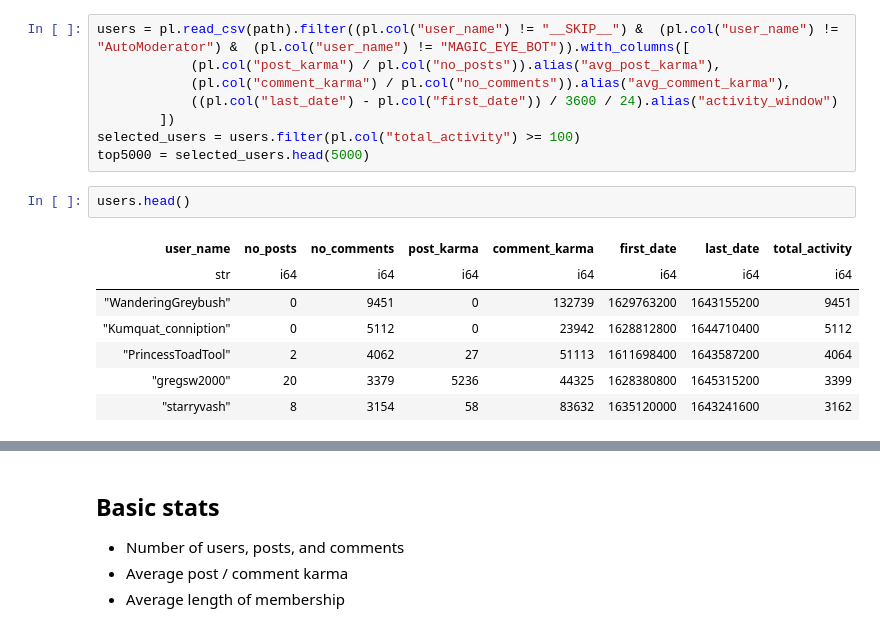
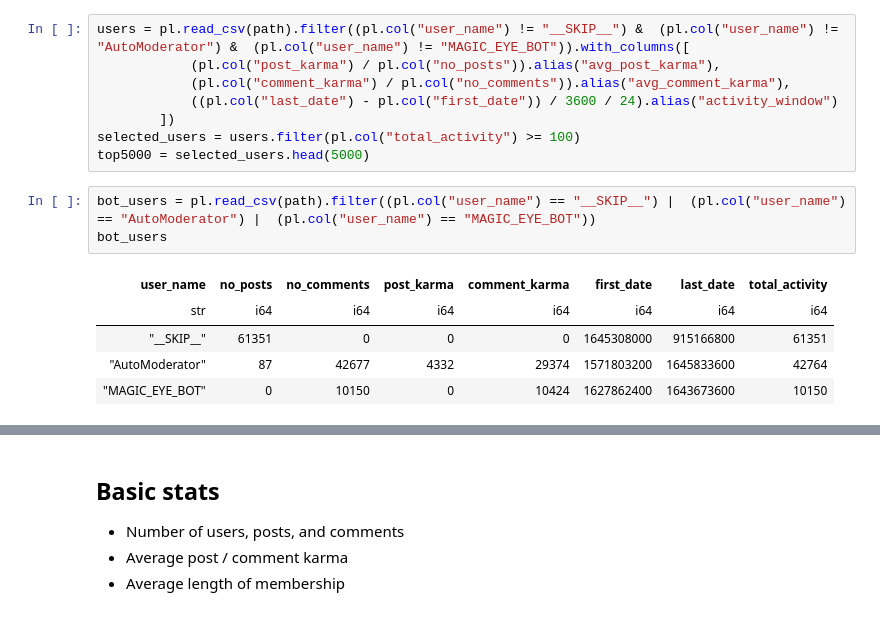
Before and after one commit to alu13/Antiwork_Analysis, a Jupyter notebook: src/user_networks/analysis/descriptive_user_stats.ipynb, the cells around one changed output, grey strips where cells are left out. Drawn from its saved outputs; the diff is of its cells as text.

```diff
--- a/src/user_networks/analysis/descriptive_user_stats.ipynb
+++ b/src/user_networks/analysis/descriptive_user_stats.ipynb
@@ -22,13 +24,12 @@ users = pl.read_csv(path).filter((pl.col("user_name") != "__SKIP__") &  (pl.col(
         ])
 selected_users = users.filter(pl.col("total_activity") >= 100)
 top5000 = selected_users.head(5000)
-# %%
-users.head()
-# %% [output]
-| user_name | no_posts | no_comments | post_karma | comment_karma | first_date | last_date | total_activity |
-| str | i64 | i64 | i64 | i64 | i64 | i64 | i64 |
-| "WanderingGreybush" | 0 | 9451 | 0 | 132739 | 1629763200 | 1643155200 | 9451 |
-| "Kumquat_conniption" | 0 | 5112 | 0 | 23942 | 1628812800 | 1644710400 | 5112 |
-| "PrincessToadTool" | 2 | 4062 | 27 | 51113 | 1611698400 | 1643587200 | 4064 |
-| "gregsw2000" | 20 | 3379 | 5236 | 44325 | 1628380800 | 1645315200 | 3399 |
-| "starryvash" | 8 | 3154 | 58 | 83632 | 1635120000 | 1643241600 | 3162 |
+# %%
+bot_users = pl.read_csv(path).filter((pl.col("user_name") == "__SKIP__") |  (pl.col("user_name") == "AutoModerator") |  (pl.col("user_name") == "MAGIC_EYE_BOT"))
+bot_users
+# %% [output]
+| user_name | no_posts | no_comments | post_karma | comment_karma | first_date | last_date | total_activity |
+| str | i64 | i64 | i64 | i64 | i64 | i64 | i64 |
+| "__SKIP__" | 61351 | 0 | 0 | 0 | 1645308000 | 915166800 | 61351 |
+| "AutoModerator" | 87 | 42677 | 4332 | 29374 | 1571803200 | 1645833600 | 42764 |
+| "MAGIC_EYE_BOT" | 0 | 10150 | 0 | 10424 | 1627862400 | 1643673600 | 10150 |
```
Also changed, not shown: parts of 4 cells of this notebook, 6 other files.
